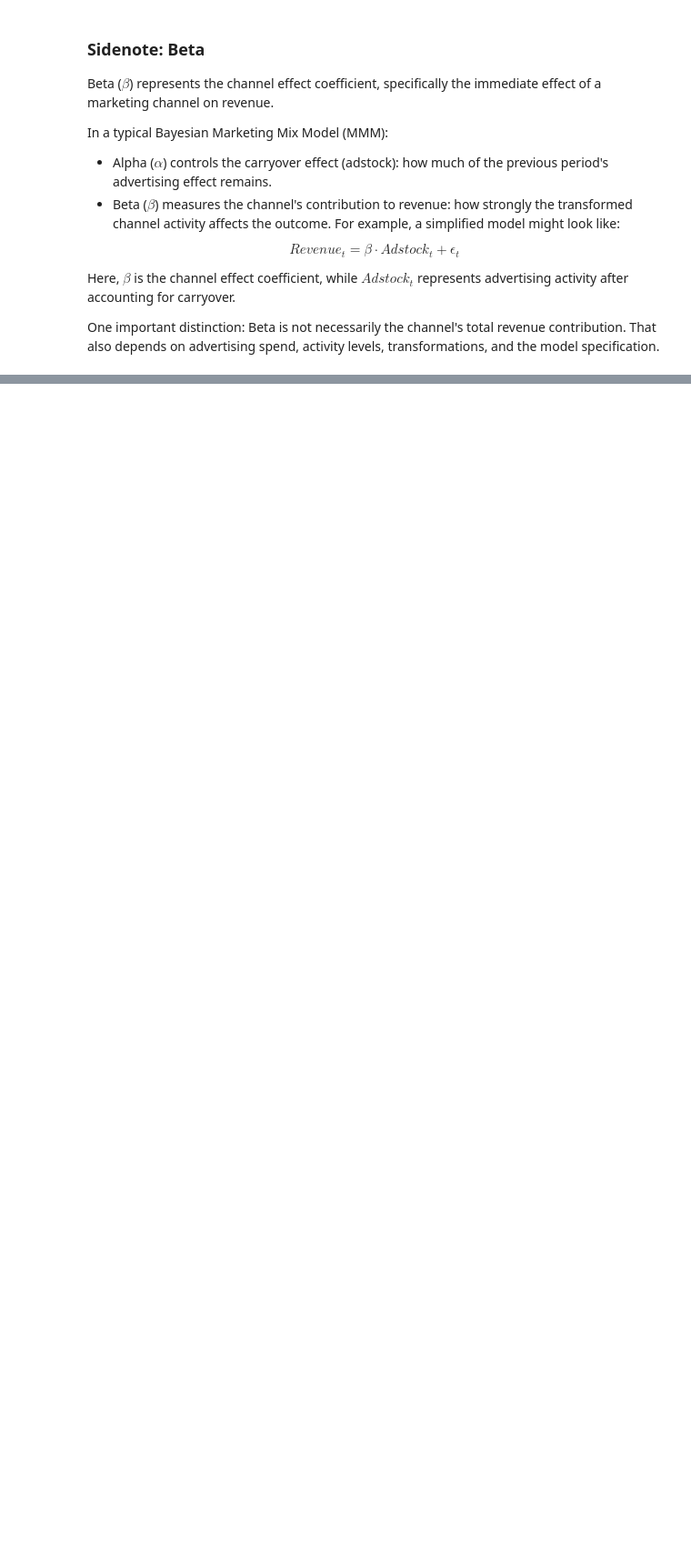
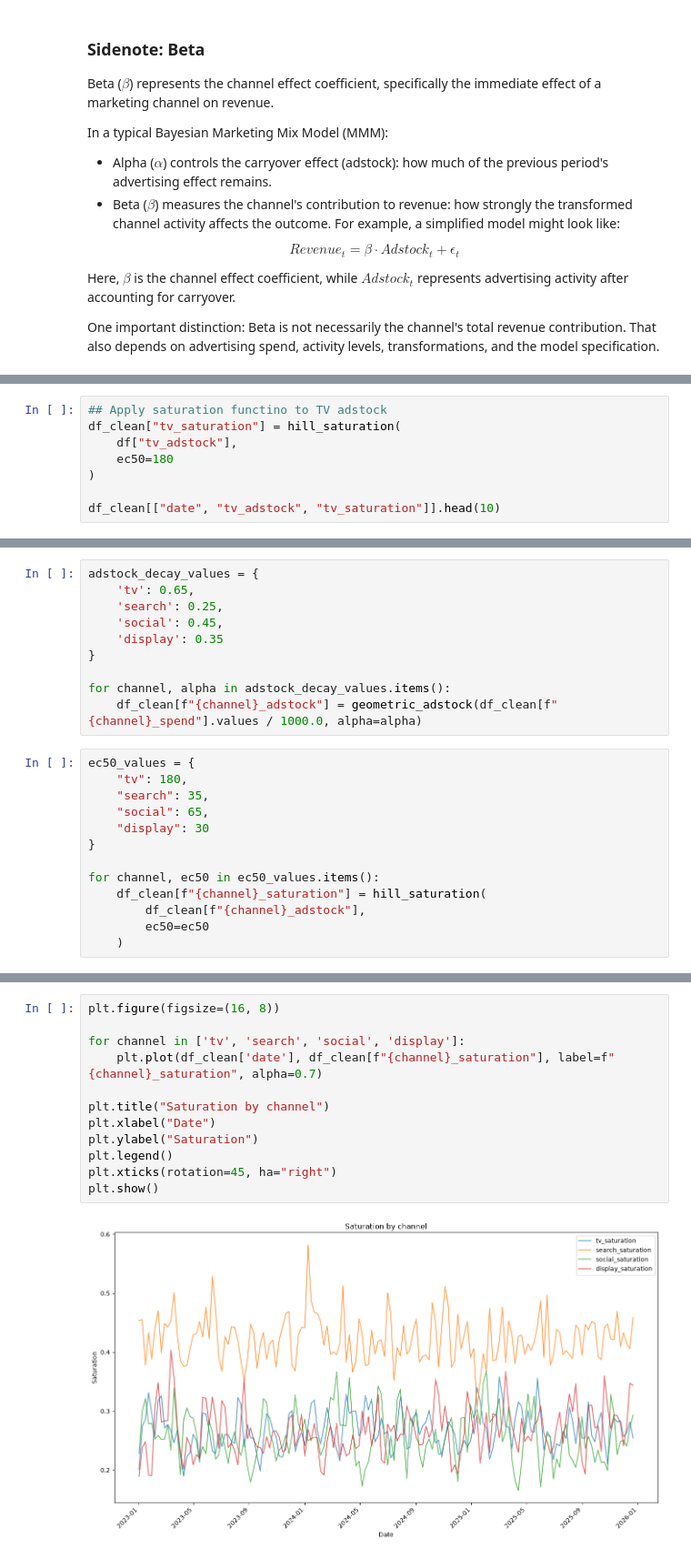
Before and after one commit to brianbamboo/bayesian-mmm, a Jupyter notebook: 02_marketing_transformations.ipynb, the cells around one changed output, grey strips where cells are left out. Shown at 91% size. Drawn from its saved outputs; the diff is of its cells as text; blank space fills up the shorter version.

```diff
--- a/02_marketing_transformations.ipynb
+++ b/02_marketing_transformations.ipynb
@@ -161,0 +202,8 @@ One important distinction: Beta is not necessarily the channel's total revenue c
+# %%
+## Apply saturation functino to TV adstock
+df_clean["tv_saturation"] = hill_saturation(
+    df["tv_adstock"],
+    ec50=180
+)
+
+df_clean[["date", "tv_adstock", "tv_saturation"]].head(10)
@@ -161,0 +222,23 @@ One important distinction: Beta is not necessarily the channel's total revenue c
+# %%
+adstock_decay_values = {
+    'tv': 0.65,
+    'search': 0.25,
+    'social': 0.45,
+    'display': 0.35
+}
+
+for channel, alpha in adstock_decay_values.items():
+    df_clean[f"{channel}_adstock"] = geometric_adstock(df_clean[f"{channel}_spend"].values / 1000.0, alpha=alpha)
+# %%
+ec50_values = {
+    "tv": 180,
+    "search": 35,
+    "social": 65,
+    "display": 30
+}
+
+for channel, ec50 in ec50_values.items():
+    df_clean[f"{channel}_saturation"] = hill_saturation(
+        df_clean[f"{channel}_adstock"],
+        ec50=ec50
+    )
@@ -161,0 +247,14 @@ One important distinction: Beta is not necessarily the channel's total revenue c
+# %%
+plt.figure(figsize=(16, 8))
+
+for channel in ['tv', 'search', 'social', 'display']:
+    plt.plot(df_clean['date'], df_clean[f"{channel}_saturation"], label=f"{channel}_saturation", alpha=0.7)
+
+plt.title("Saturation by channel")
+plt.xlabel("Date")
+plt.ylabel("Saturation")
+plt.legend()
+plt.xticks(rotation=45, ha="right")
+plt.show()
+# %% [output]
+[figure, added]
```
Also changed, not shown: parts of 8 cells of this notebook.
